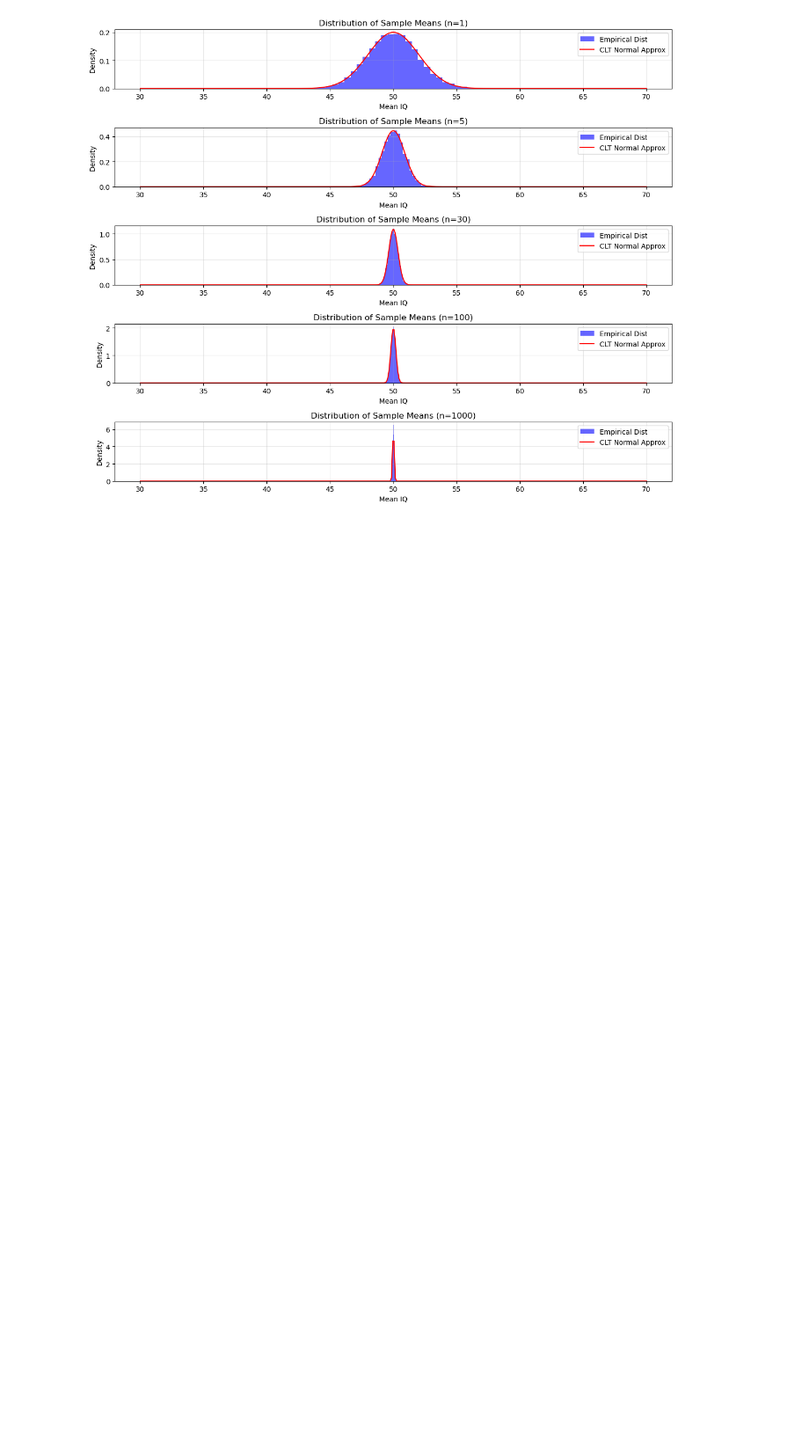
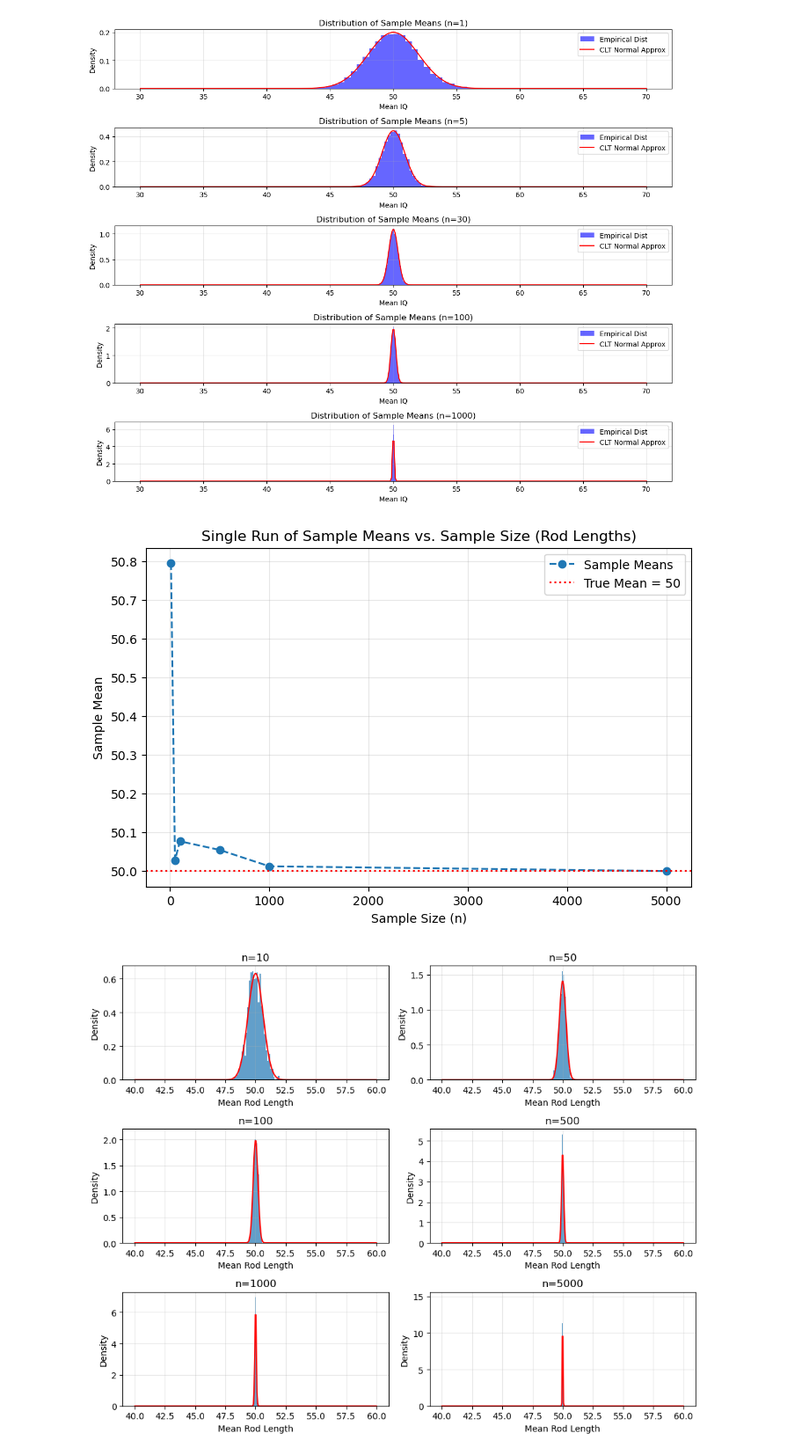
Before and after one commit to SaianPatel/InferentialStatistics, a Jupyter notebook: Labs/Lab4/Lab4_Exercise.ipynb, the cells around one changed output. Shown at 88% size. Saved outputs shown, nothing was run; the diff lists cells and outputs as text; code cells hidden in the pictures; blank space fills up the shorter version.

```diff
--- a/Labs/Lab4/Lab4_Exercise.ipynb
+++ b/Labs/Lab4/Lab4_Exercise.ipynb
@@ -270,22 +270,89 @@ plt.show()
 # %%
 # =========================
 # 5. PUTTING IT ALL TOGETHER
 # =========================
 
 """
 FINAL TASKS:
 1. Create a single-run demonstration:
    - For sample_sizes = [10, 50, 100, 500, 1000, 5000]
      * For each n, generate a sample and compute its mean
      * Plot those means as a function of n, add a horizontal line at 50
 
 2. Create a multiple-run demonstration:
    - For each n, do multiple runs (e.g. 1000) and plot the histogram of sample means
      as we did in the CLT section, just more structured together.
 """
 
 # TODO: implement the "single run" demonstration
-# <YOUR CODE HERE>
+sample_sizes_final = [10, 50, 100, 500, 1000, 5000]
+means_single_run = []
+
+# Iterate over each of the specified sample sizes
+for n in sample_sizes_final:
+
+    # draw n random rod lengths
+    sample = norm.rvs(loc=true_mean, scale=true_std, size=n)
+
+    # Compute the mean of the sample
+    means_single_run.append(np.mean(sample))
+
+# Initialise the figure
+plt.figure(figsize=(8,5))
+
+# Plot sample size against sample mean
+plt.plot(sample_sizes_final, means_single_run, marker='o', linestyle='--', label='Sample Means')
+
+# Draw a horizontal reference line of the true mean (50)
+plt.axhline(true_mean, color='red', linestyle=':', label='True Mean = 50')
+plt.title("Single Run of Sample Means vs. Sample Size (Rod Lengths)")
+plt.xlabel("Sample Size (n)")
+plt.ylabel("Sample Mean")
+plt.grid(alpha = 0.3)
+plt.legend()
+plt.show()
 
 # TODO: implement the "multiple runs" demonstration
-# <YOUR CODE HERE>
+
+# Define the number of experiments
+num_experiments_final = 1000
+
+# Initialise the figure
+plt.figure(figsize=(10, 8))
+
+# Iterate over each sample size, performing n experiments for each
+for i, n in enumerate(sample_sizes_final, start=1):
+    all_means = []
+
+    # Iterate over the defined number of experiments
+    for _ in range(num_experiments_final):
+
+        # Draw n rod length samples
+        sample = norm.rvs(loc=true_mean, scale=true_std, size=n)
+
+        # Compute the mean
+        all_means.append(np.mean(sample))
+
+    # For each specified sample size, produce a subplot
+    plt.subplot(3, 2, i)
+
+    # Draw a histogram of the sample means
+    plt.hist(all_means, bins=30, density=True, alpha=0.7)
+
+    # Define x-values for the theoretical distribution
+    x_vals = np.linspace(40, 60, 400)
+
+    # Calcultae the theoretical pdf for normal with mean=50, std=2/sqrt(n)
+    theoretical_pdf = norm.pdf(x_vals, loc=true_mean, scale=true_std/np.sqrt(n))
+
+    plt.plot(x_vals, theoretical_pdf, 'r-')
+    plt.title(f"n={n}")
+    plt.xlabel("Mean Rod Length")
+    plt.grid(alpha = 0.3)
+    plt.ylabel("Density")
+
+plt.tight_layout()
+plt.show()
+# %% [output]
+[figure, added]
+[figure, added]
```
